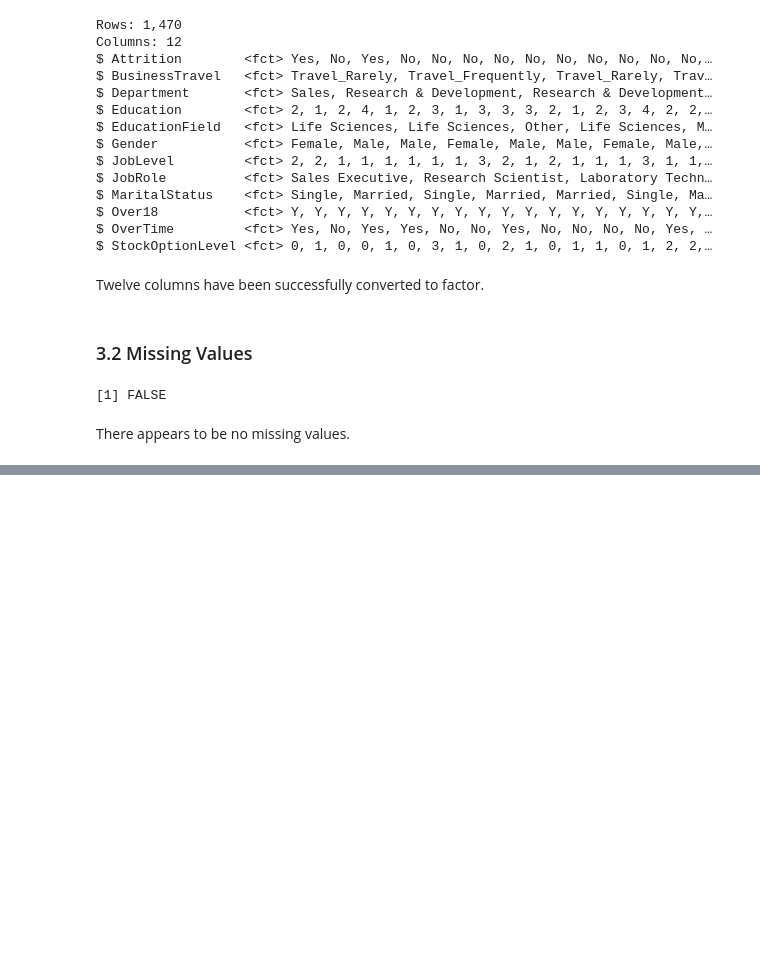
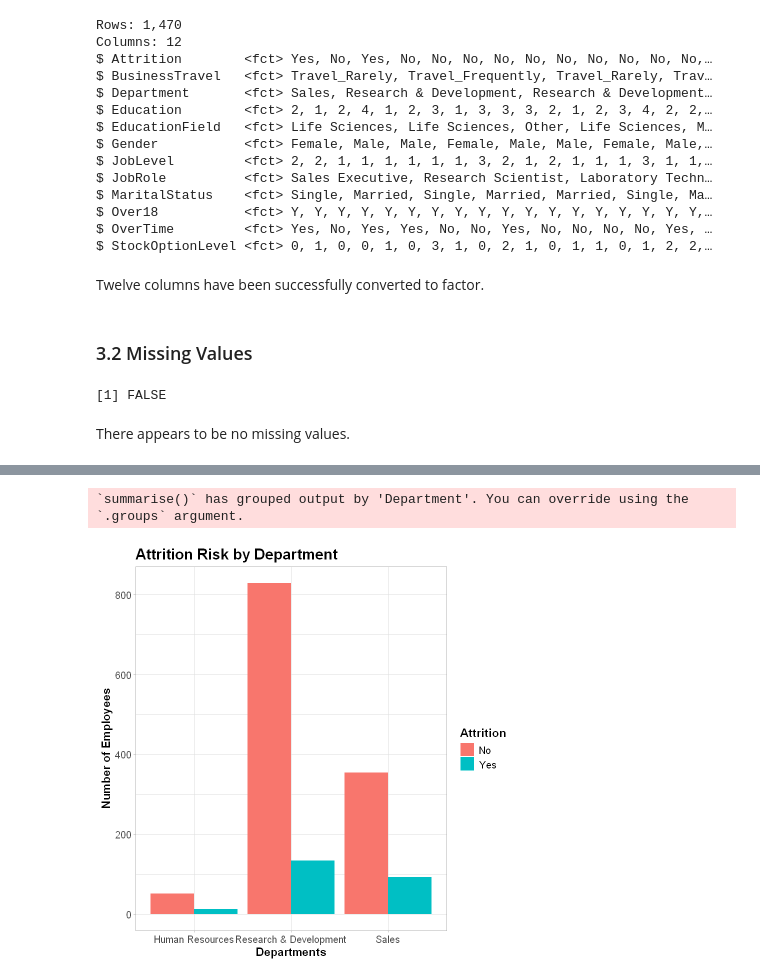
Before and after one commit to svarong-port/data-analytics-projects, a Jupyter notebook: ibm_hr_employee_attrition/hr_employee_attrition_code.ipynb, the cells around one changed output, grey strips where cells are left out. Saved outputs shown, nothing was run; the diff lists cells and outputs as text; code cells hidden in the pictures; blank space fills up the shorter version.

```diff
--- a/ibm_hr_employee_attrition/hr_employee_attrition_code.ipynb
+++ b/ibm_hr_employee_attrition/hr_employee_attrition_code.ipynb
@@ -105,7 +104,7 @@ I notice that the categorical columns need to be converted to factor.
 ## 3. Data Cleaning
 # %%
 # Make a copy of hr
-hr_cleaned <- copy(hr)
+hr_cleaned <- data.frame(hr)
 # %% [markdown]
 ### 3.1 Data Types
 # %%
@@ -116,8 +115,7 @@ factor_cols <- c("Attrition", "BusinessTravel","Department",
                     "Over18", "OverTime", "StockOptionLevel")
 
 # Convert the columns to factor
-hr_cleaned[,
-            (factor_cols) := lapply(.SD, as.factor),
-            .SDcols = factor_cols]
+hr_cleaned <- hr_cleaned |>
+                mutate(across(factor_cols, as.factor))
 # %%
 # Check the results
@@ -152,0 +157,29 @@ There appears to be no missing values.
+# %%
+# Check the relationship between departments and attrition
+
+## Count the number of "Yes" and "No" by `Department` and `Attrition`
+hr_cleaned |>
+    group_by(Department, Attrition) |>
+    summarise(Count = n()) |>
+    ungroup() |>
+
+    ## Create a bar plot
+    ggplot(aes(x = Department,
+                y = Count,
+                fill = Attrition)) +
+        geom_bar(stat = "identity", position = "dodge") +
+        theme_light() +
+        theme(plot.title = element_text(size = 18, face = "bold"),
+                axis.title = element_text(size = 14, face = "bold"),
+                axis.text.x = element_text(size = 12),
+                axis.text.y = element_text(size = 12),
+                legend.title = element_text(size = 14, face = "bold"),
+                legend.text = element_text(size = 12),) +
+        labs(title = "Attrition Risk by Department",
+            x = "Departments",
+            y = "Number of Employees",
+            legend = "Attrition Status")
+# %% [output]
+`summarise()` has grouped output by 'Department'. You can override using the
+`.groups` argument.
+[figure, added]
```
Also changed, not shown: parts of 11 cells of this notebook.
